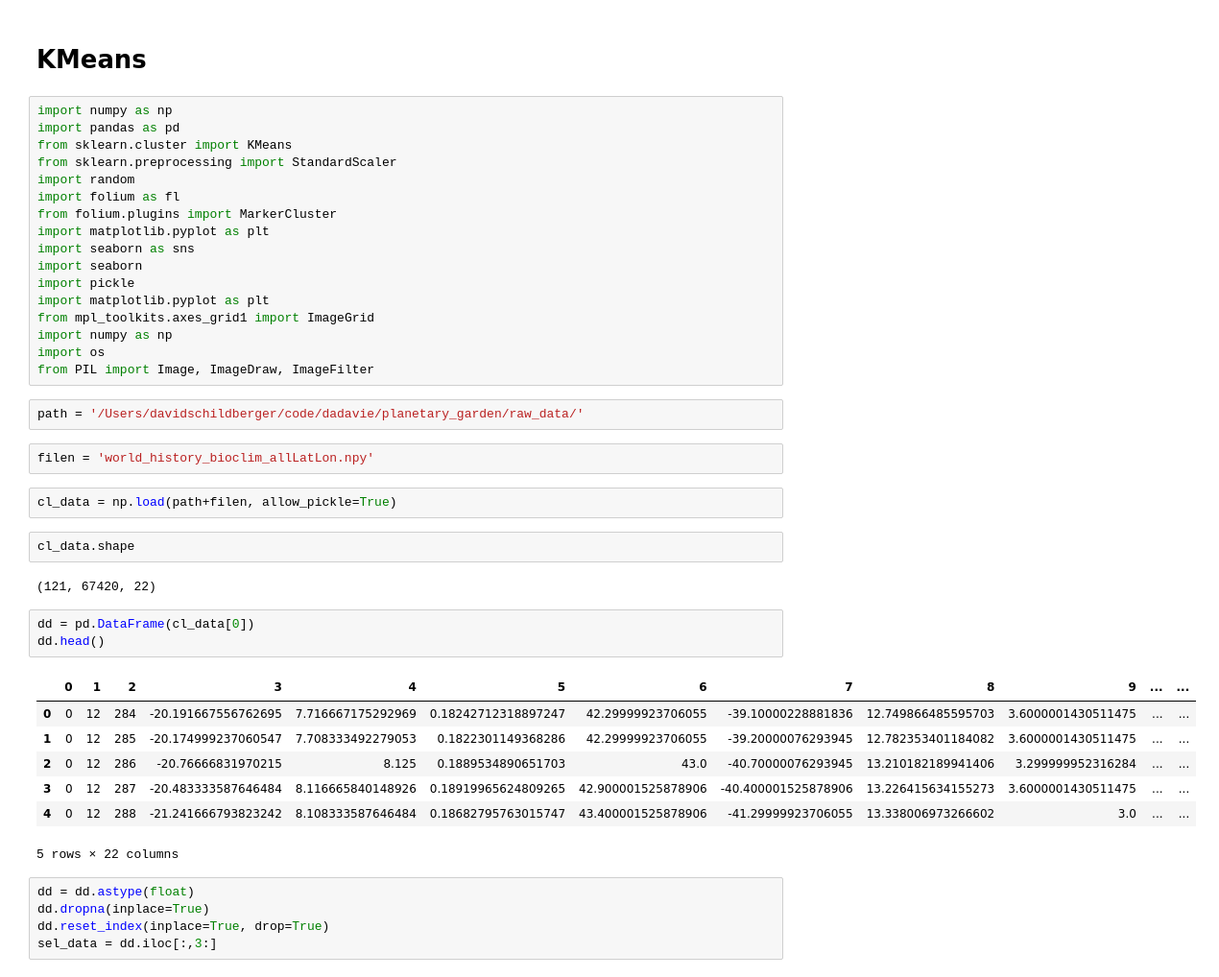
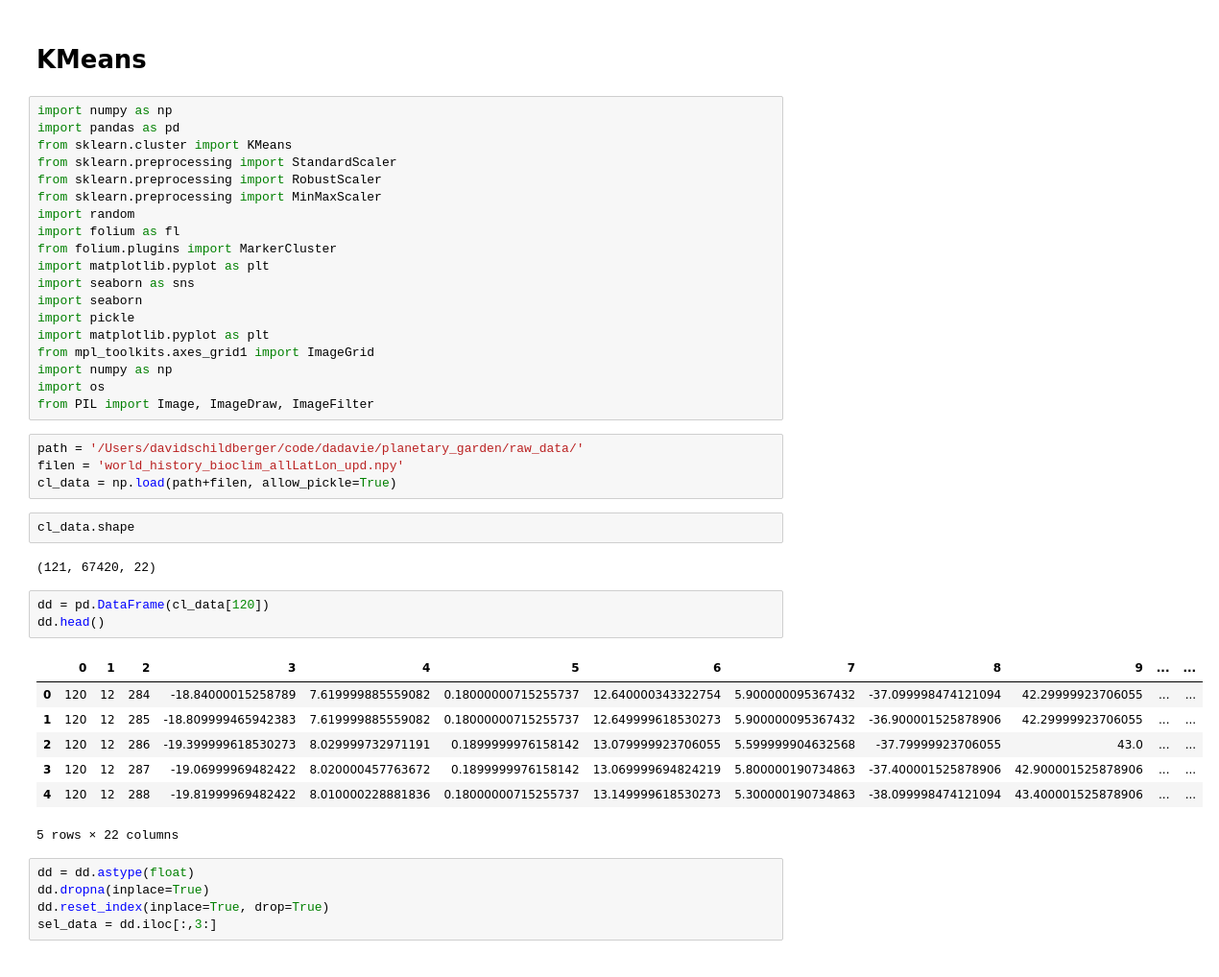
Before and after one commit to dadavie/planetary_garden, a Jupyter notebook: notebooks/Notebook_DavidSchildberger_Model.ipynb, the cells around one changed output. Shown at 96% size. Saved outputs shown, nothing was run; the diff lists cells and outputs as text.

```diff
--- a/notebooks/Notebook_DavidSchildberger_Model.ipynb
+++ b/notebooks/Notebook_DavidSchildberger_Model.ipynb
@@ -110,6 +110,8 @@ import numpy as np
 import pandas as pd
 from sklearn.cluster import KMeans
 from sklearn.preprocessing import StandardScaler
+from sklearn.preprocessing import RobustScaler
+from sklearn.preprocessing import MinMaxScaler
 import random
 import folium as fl
 from folium.plugins import MarkerCluster
@@ -124,24 +126,22 @@ import os
 from PIL import Image, ImageDraw, ImageFilter
 # %%
 path = '/Users/davidschildberger/code/dadavie/planetary_garden/raw_data/'
+filen = 'world_history_bioclim_allLatLon_upd.npy'
+cl_data = np.load(path+filen, allow_pickle=True)
-# %%
-filen = 'world_history_bioclim_allLatLon.npy'
-# %%
-cl_data = np.load(path+filen, allow_pickle=True)
 # %%
 cl_data.shape
 # %% [output]
 (121, 67420, 22)
 # %%
-dd = pd.DataFrame(cl_data[0])
+dd = pd.DataFrame(cl_data[120])
 dd.head()
 # %% [output]
 |  | 0 | 1 | 2 | 3 | 4 | 5 | 6 | 7 | 8 | 9 | ... | ... |
-| 0 | 0 | 12 | 284 | -20.191667556762695 | 7.716667175292969 | 0.18242712318897247 | 42.29999923706055 | -39.10000228881836 | 12.749866485595703 | 3.6000001430511475 | ... | ... |
-| 1 | 0 | 12 | 285 | -20.174999237060547 | 7.708333492279053 | 0.1822301149368286 | 42.29999923706055 | -39.20000076293945 | 12.782353401184082 | 3.6000001430511475 | ... | ... |
-| 2 | 0 | 12 | 286 | -20.76666831970215 | 8.125 | 0.1889534890651703 | 43.0 | -40.70000076293945 | 13.210182189941406 | 3.299999952316284 | ... | ... |
-| 3 | 0 | 12 | 287 | -20.483333587646484 | 8.116665840148926 | 0.18919965624809265 | 42.900001525878906 | -40.400001525878906 | 13.226415634155273 | 3.6000001430511475 | ... | ... |
-| 4 | 0 | 12 | 288 | -21.241666793823242 | 8.108333587646484 | 0.18682795763015747 | 43.400001525878906 | -41.29999923706055 | 13.338006973266602 | 3.0 | ... | ... |
+| 0 | 120 | 12 | 284 | -18.84000015258789 | 7.619999885559082 | 0.18000000715255737 | 12.640000343322754 | 5.900000095367432 | -37.099998474121094 | 42.29999923706055 | ... | ... |
+| 1 | 120 | 12 | 285 | -18.809999465942383 | 7.619999885559082 | 0.18000000715255737 | 12.649999618530273 | 5.900000095367432 | -36.900001525878906 | 42.29999923706055 | ... | ... |
+| 2 | 120 | 12 | 286 | -19.399999618530273 | 8.029999732971191 | 0.1899999976158142 | 13.079999923706055 | 5.599999904632568 | -37.79999923706055 | 43.0 | ... | ... |
+| 3 | 120 | 12 | 287 | -19.06999969482422 | 8.020000457763672 | 0.1899999976158142 | 13.069999694824219 | 5.800000190734863 | -37.400001525878906 | 42.900001525878906 | ... | ... |
+| 4 | 120 | 12 | 288 | -19.81999969482422 | 8.010000228881836 | 0.18000000715255737 | 13.149999618530273 | 5.300000190734863 | -38.099998474121094 | 43.400001525878906 | ... | ... |
 5 rows × 22 columns
 # %%
 dd = dd.astype(float)
```
Also changed, not shown: parts of 23 cells of this notebook.
